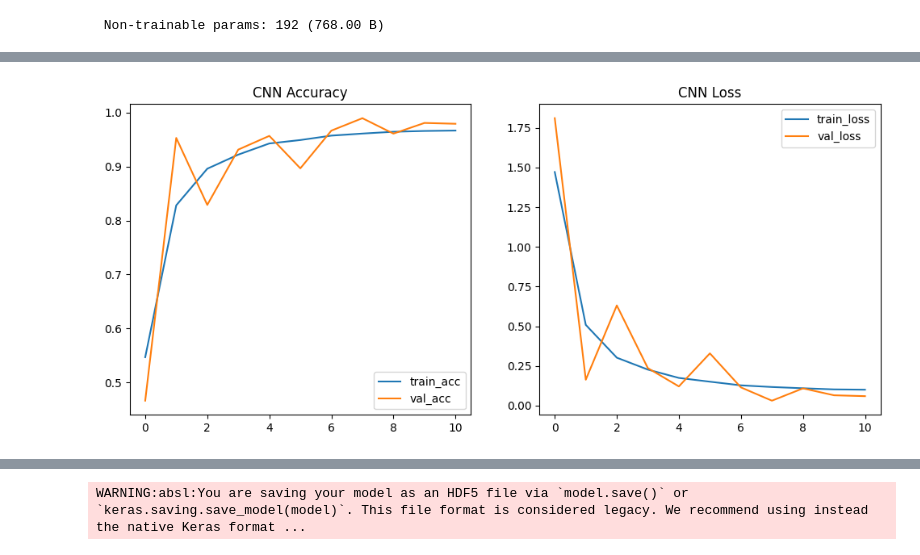
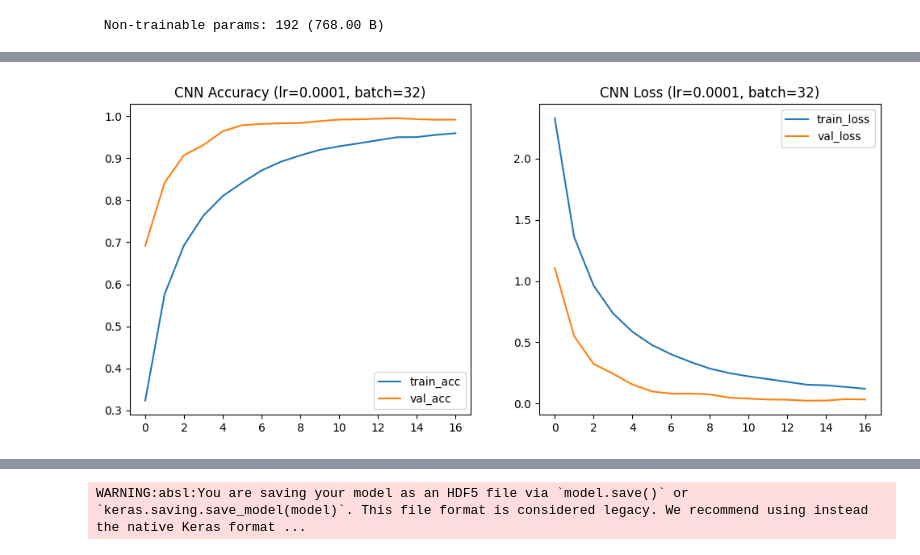
Before and after one commit to SouriRishik/Sign-Language-Gesture-Analysis, a Jupyter notebook: sign_language.ipynb, the cells around one changed output, grey strips where cells are left out. Saved outputs shown, nothing was run; the diff lists cells and outputs as text; code cells hidden in the pictures.

```diff
--- a/sign_language.ipynb
+++ b/sign_language.ipynb
@@ -162,0 +304,17 @@ Restoring model weights from the end of the best epoch: 8.
+# %%
+from tensorflow.keras.callbacks import EarlyStopping
+
+early_stop = EarlyStopping(
+    monitor='val_loss',
+    patience=3,
+    restore_best_weights=True,
+    verbose=1
+)
+
+history_final = cnn_model.fit(
+    datagen.flow(X_train, y_train, batch_size=32),
+    epochs=50,
+    validation_data=(X_test, y_test),
+    callbacks=[early_stop],
+    verbose=1
+)
@@ -163,16 +340,16 @@ Restoring model weights from the end of the best epoch: 8.
 # %%
 plt.figure(figsize=(12,5))
 plt.subplot(1,2,1)
-plt.plot(history_cnn.history['accuracy'], label='train_acc')
-plt.plot(history_cnn.history['val_accuracy'], label='val_acc')
-plt.title('CNN Accuracy')
+plt.plot(history_final.history['accuracy'], label='train_acc')
+plt.plot(history_final.history['val_accuracy'], label='val_acc')
+plt.title('CNN Accuracy (lr=0.0001, batch=32)')
 plt.legend()
 plt.subplot(1,2,2)
-plt.plot(history_cnn.history['loss'], label='train_loss')
-plt.plot(history_cnn.history['val_loss'], label='val_loss')
-plt.title('CNN Loss')
+plt.plot(history_final.history['loss'], label='train_loss')
+plt.plot(history_final.history['val_loss'], label='val_loss')
+plt.title('CNN Loss (lr=0.0001, batch=32)')
 plt.legend()
 plt.show()
 # %% [output]
-[figure, old version]
+[figure, new version]
 # %%
```
Also changed, not shown: parts of 12 cells of this notebook, 1 other file.
